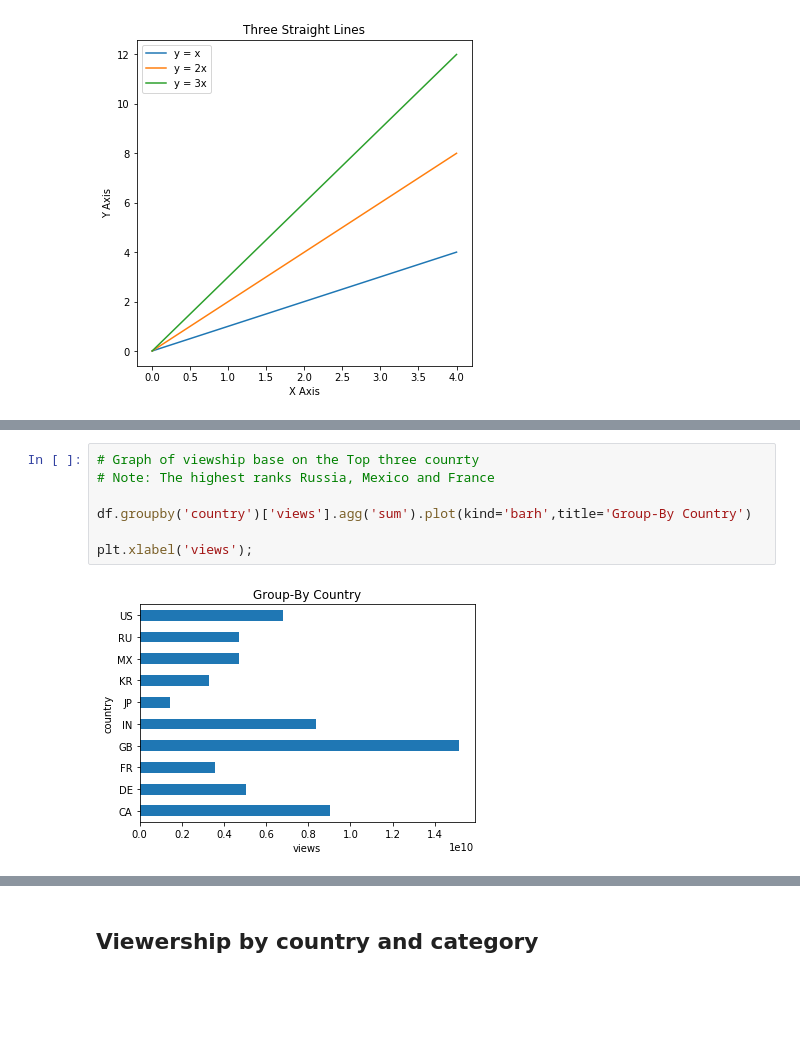
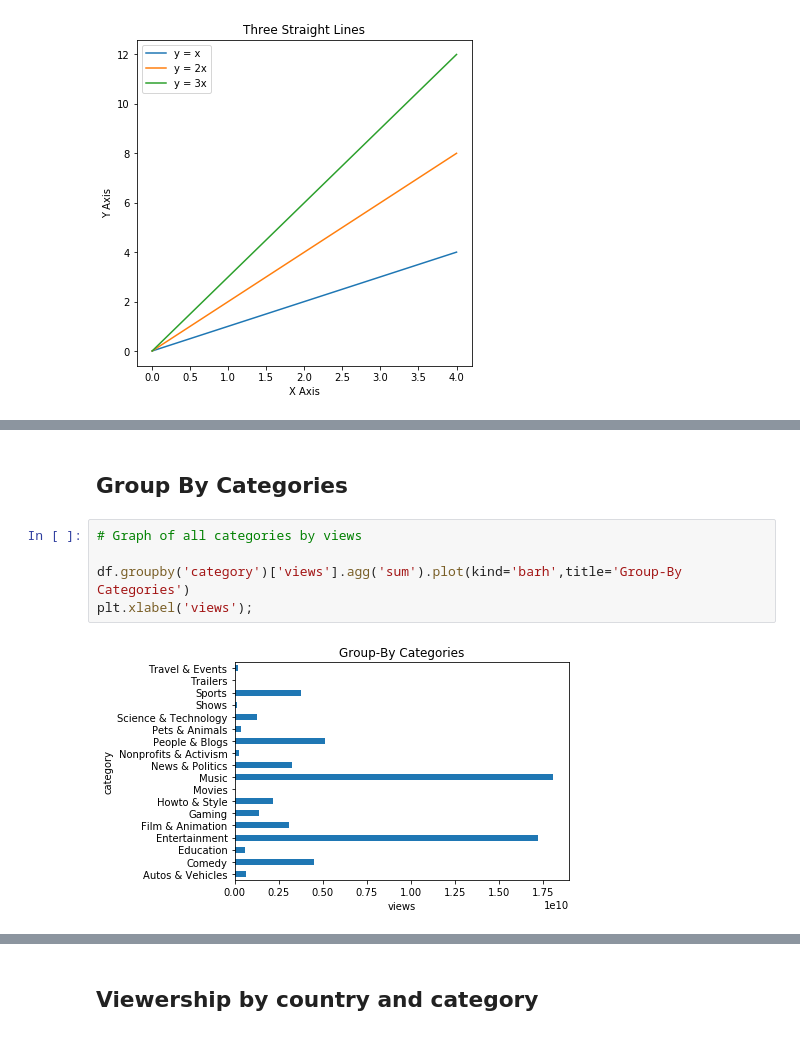
Before and after one commit to perezrm/YouTube_rmp, a Jupyter notebook: YouTube-data-copy.ipynb, the cells around one changed output, grey strips where cells are left out. Drawn from its saved outputs; the diff is of its cells as text; blank space fills up the shorter version.

```diff
--- a/YouTube-data-copy.ipynb
+++ b/YouTube-data-copy.ipynb
@@ -201,9 +228,9 @@ plt.show()
+# %% [markdown]
+## Group By Categories
 # %%
-# Graph of viewship base on the Top three counrty
-# Note: The highest ranks Russia, Mexico and France
+# Graph of all categories by views
 
-df.groupby('country')['views'].agg('sum').plot(kind='barh',title='Group-By Country')
-
+df.groupby('category')['views'].agg('sum').plot(kind='barh',title='Group-By Categories')
 plt.xlabel('views');
 # %% [output]
-[figure, old version]
+[figure, new version]
```
Also changed, not shown: parts of 18 cells of this notebook.
